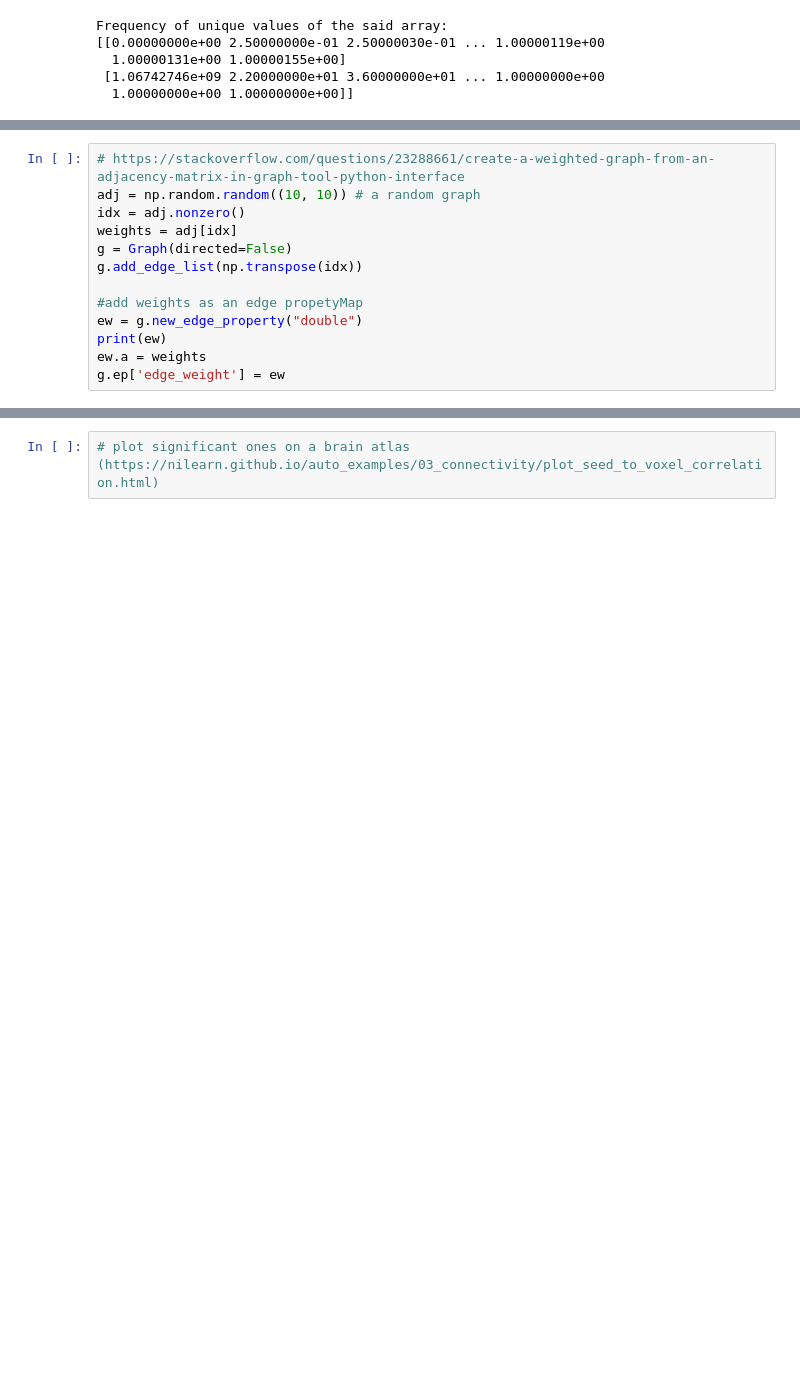
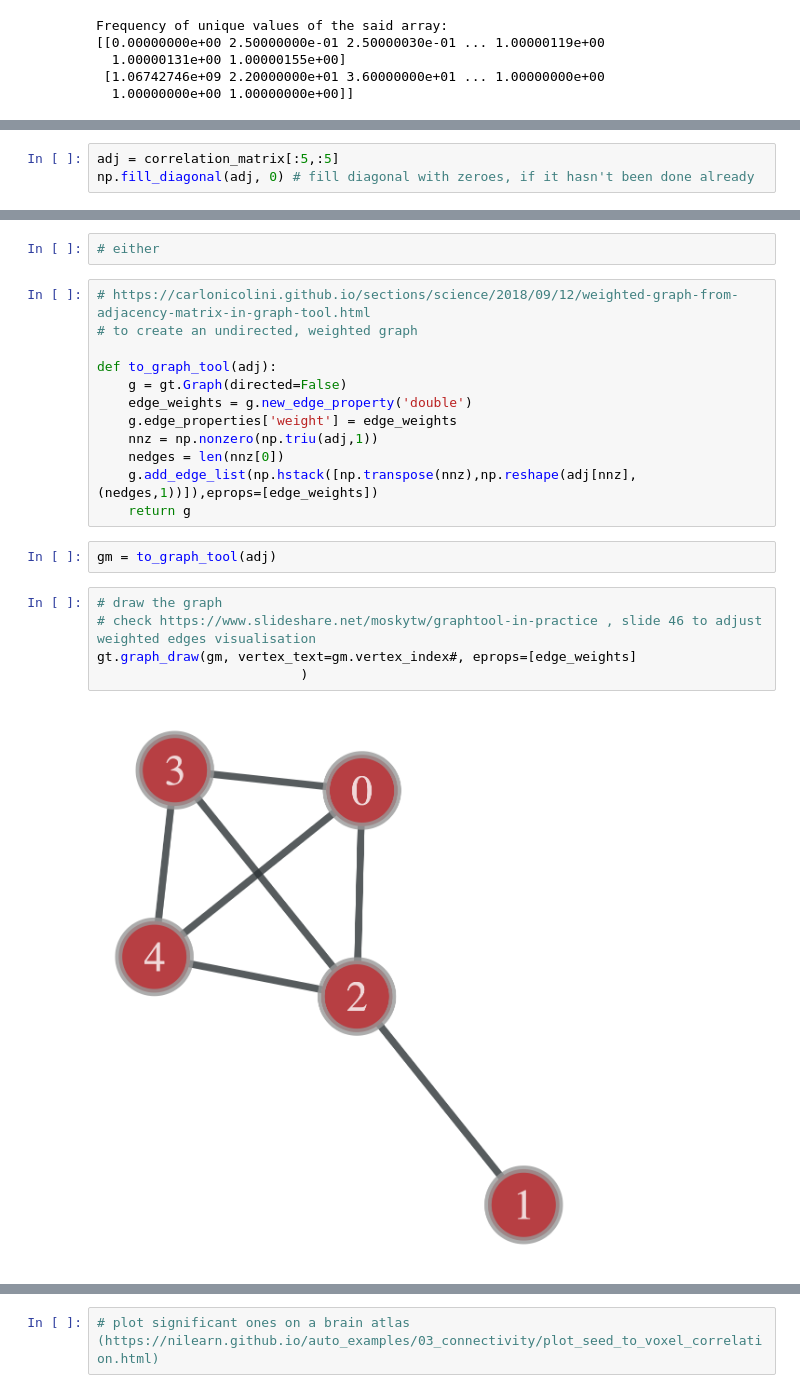
Before and after one commit to misho-dimitrov/ARB, a Jupyter notebook: ARB_voxel_wise.ipynb, the cells around one changed output, grey strips where cells are left out. Drawn from its saved outputs; the diff is of its cells as text; blank space fills up the shorter version.

```diff
--- a/ARB_voxel_wise.ipynb
+++ b/ARB_voxel_wise.ipynb
@@ -159,13 +149,0 @@ Frequency of unique values of the said array:
-# %%
-# https://stackoverflow.com/questions/23288661/create-a-weighted-graph-from-an-adjacency-matrix-in-graph-tool-python-interface
-adj = np.random.random((10, 10)) # a random graph
-idx = adj.nonzero()
-weights = adj[idx]
-g = Graph(directed=False)
-g.add_edge_list(np.transpose(idx))
-
-#add weights as an edge propetyMap
-ew = g.new_edge_property("double")
-print(ew)
-ew.a = weights
-g.ep['edge_weight'] = ew
@@ -228,0 +152,3 @@ degree_centrality_vals
+# %%
+adj = correlation_matrix[:5,:5]
+np.fill_diagonal(adj, 0) # fill diagonal with zeroes, if it hasn't been done already
@@ -228,0 +164,23 @@ degree_centrality_vals
+# %%
+# either
+# %%
+# https://carlonicolini.github.io/sections/science/2018/09/12/weighted-graph-from-adjacency-matrix-in-graph-tool.html
+# to create an undirected, weighted graph
+
+def to_graph_tool(adj):
+    g = gt.Graph(directed=False)
+    edge_weights = g.new_edge_property('double')
+    g.edge_properties['weight'] = edge_weights
+    nnz = np.nonzero(np.triu(adj,1))
+    nedges = len(nnz[0])
+    g.add_edge_list(np.hstack([np.transpose(nnz),np.reshape(adj[nnz],(nedges,1))]),eprops=[edge_weights])
+    return g
+# %%
+gm = to_graph_tool(adj)
+# %%
+# draw the graph
+# check https://www.slideshare.net/moskytw/graphtool-in-practice , slide 46 to adjust weighted edges visualisation
+gt.graph_draw(gm, vertex_text=gm.vertex_index#, eprops=[edge_weights]
+                          )
+# %% [output]
+[figure, added]
```
Also changed, not shown: parts of 22 cells of this notebook.
